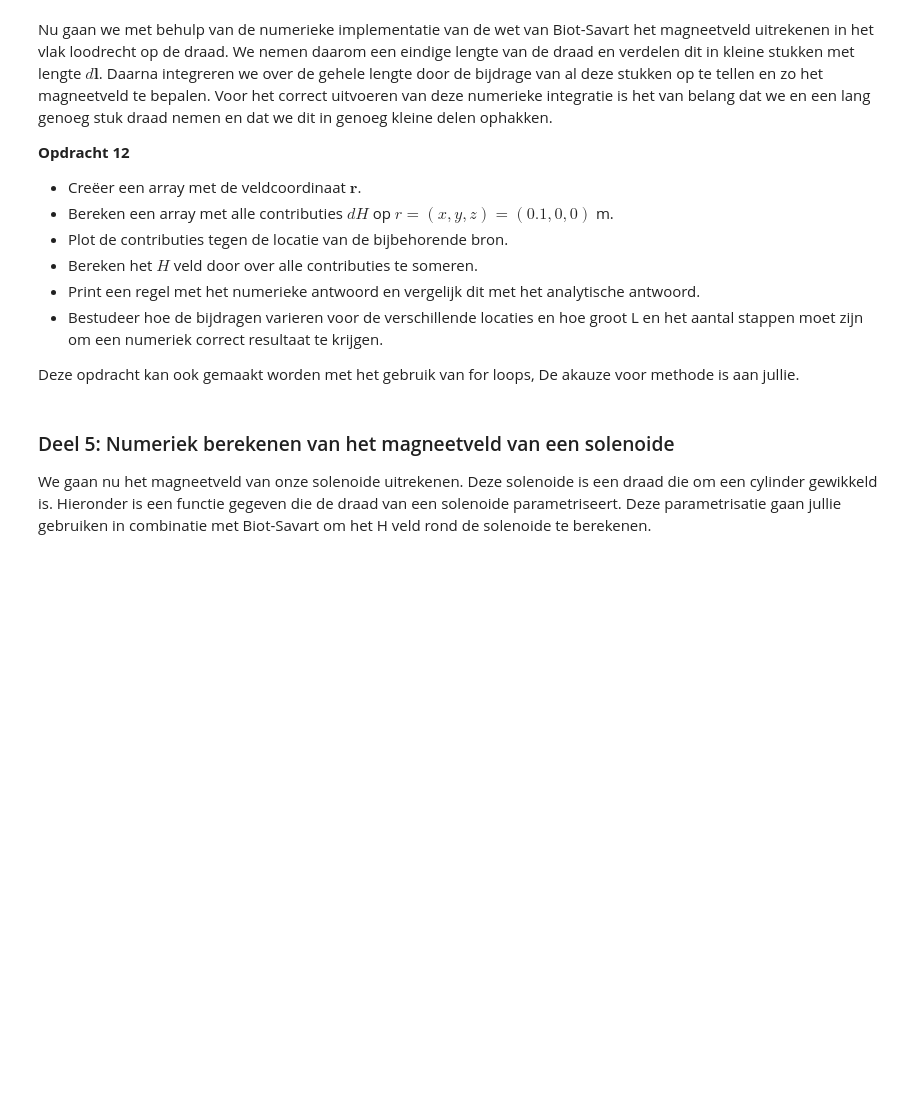
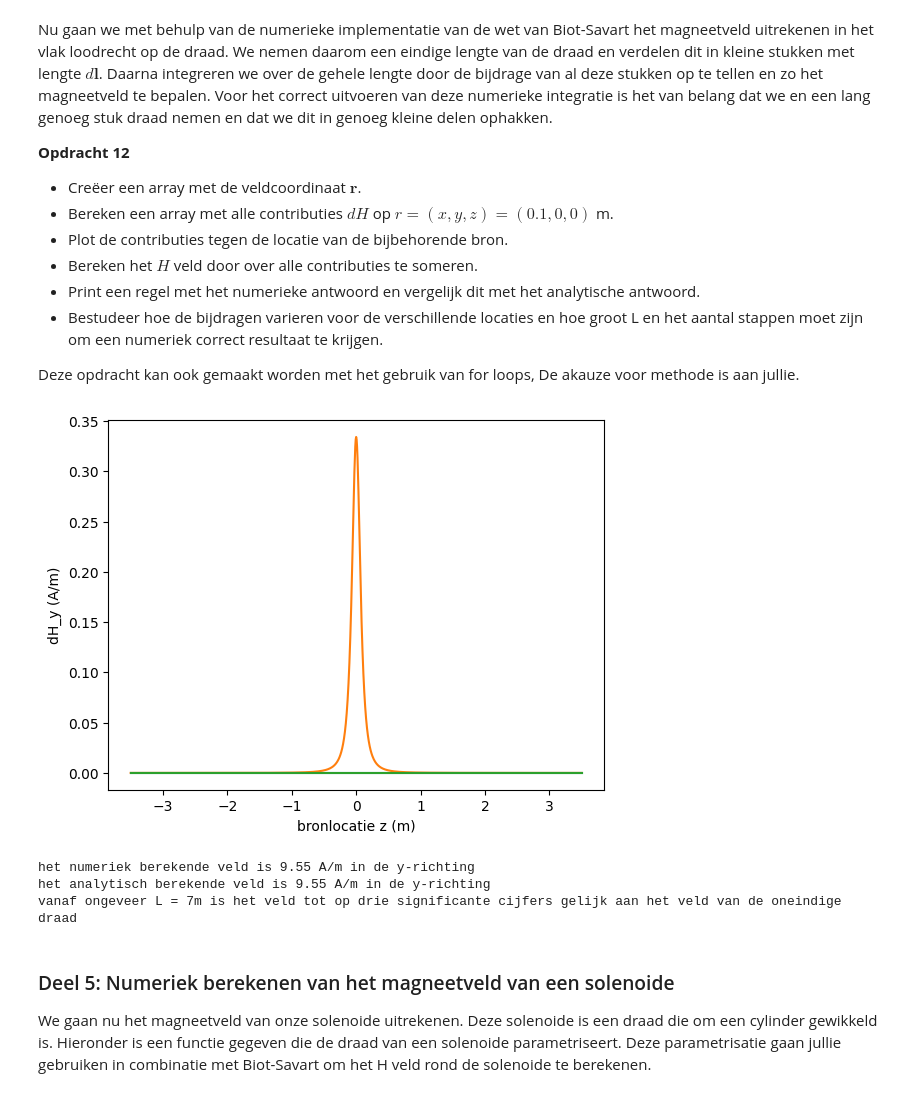
Before and after one commit to meesvanzeeland-ops/opdrachten-DEF-D, a Jupyter notebook: DigitaleOntwerpopdrachten/2KrachtactuatorOpdracht/Archive/KrachtactuatorOpdracht.ipynb, the cells around one changed output. Cells and saved outputs as stored; diff of their text form; code cells hidden in the pictures; blank space fills up the shorter version.

```diff
--- a/DigitaleOntwerpopdrachten/2KrachtactuatorOpdracht/Archive/KrachtactuatorOpdracht.ipynb
+++ b/DigitaleOntwerpopdrachten/2KrachtactuatorOpdracht/Archive/KrachtactuatorOpdracht.ipynb
@@ -231,21 +261,24 @@ De functie moet het magneetveld van een lijnelement $d\mathbf{l}$ berekenen. Geb
 
 Bereken met deze functie alle componenten van het magneetveld voor een veldpositie op $x=0.1$ m voor een stroombronelement in de oorsprong met een stroom van 6 A een lengte van $d\mathbf{l}$ gelijk aan $L/64$. Print het analytische en numerieke antwoord naar de command line en controleer dat het magneetveld gelijk is aan $\mathbf{H} =  0.00746 \hat{\mathbf{y}}$ A/m is.
 # %%
-dl=np.array([0, 0, L_draad/64])
+L_draad = 0.1
+dl=np.array([0, 0, L_draad/64]) # De draad staat in de z richting georiënteerd
 r_field=np.array([0.1, 0, 0])
 r_source=np.array([0, 0, 0])
 I = 6
-L_draad = 0.1
-
 
 def field_current_element(r_field, r_source, dl):
     # r_field are coordinates at which we want to calculate the field
     # r_source are coordinates of the current source
     # dl is the vector of the length of the current element
     # Gebruik np.cross om het uitproduct te berekenen
+    R = r_field - r_source
+    cross = np.cross(dl, R)
+    dH = (I/(4*np.pi))*(cross/(np.linalg.norm(R)**3))
     return dH
+
 analytical_answer=(I/4/np.pi)*(L_draad/64)/np.sum((r_field-r_source)**2) # een veld elementje.
+
 print('The analytical answer is ' + str(analytical_answer) + ' A/m in the y-direction')
-
 print('The numerical answer is is ' + str(field_current_element(r_field, r_source, dl)) + ' A/m')
 # %% [output]
@@ -263,9 +297,34 @@ Nu gaan we met behulp van de numerieke implementatie van de wet van Biot-Savart
 
 Deze opdracht kan ook gemaakt worden met het gebruik van for loops, De akauze voor methode is aan jullie.
 # %%
-###
-###Jullie code hier###
-###
+L_oneindig = 7
+r_field1 = np.array([0.1, 0, 0])
+z = np.linspace(-L_oneindig/2, L_oneindig/2, 1001)
+dl1=np.array([0, 0, L_oneindig/1000])
+
+dH_all = []
+
+for i in z:
+    r_source1 = np.array([0, 0, i])
+    dH = field_current_element(r_field1, r_source1, dl1)
+    dH_all.append(dH)
+
+H = np.sum(dH_all, axis=0)
+
+plt.plot(z, dH_all)
+plt.xlabel("bronlocatie z (m)")
+plt.ylabel("dH_y (A/m)")
+plt.show()
+
+print(f"het numeriek berekende veld is {H[1]:.2f} A/m in de y-richting")
+H_analytical = I/(2*np.pi*0.1)
+print(f"het analytisch berekende veld is {H_analytical:.2f} A/m in de y-richting")
+print("vanaf ongeveer L = 7m is het veld tot op drie significante cijfers gelijk aan het veld van de oneindige draad")
+# %% [output]
+[figure, added]
+het numeriek berekende veld is 9.55 A/m in de y-richting
+het analytisch berekende veld is 9.55 A/m in de y-richting
+vanaf ongeveer L = 7m is het veld tot op drie significante cijfers gelijk aan het veld van de oneindige draad
 # %% [markdown]
 ### Deel 5: Numeriek berekenen van het magneetveld van een solenoide
 
```
Also changed, not shown: parts of 7 cells of this notebook, 3 other files.
